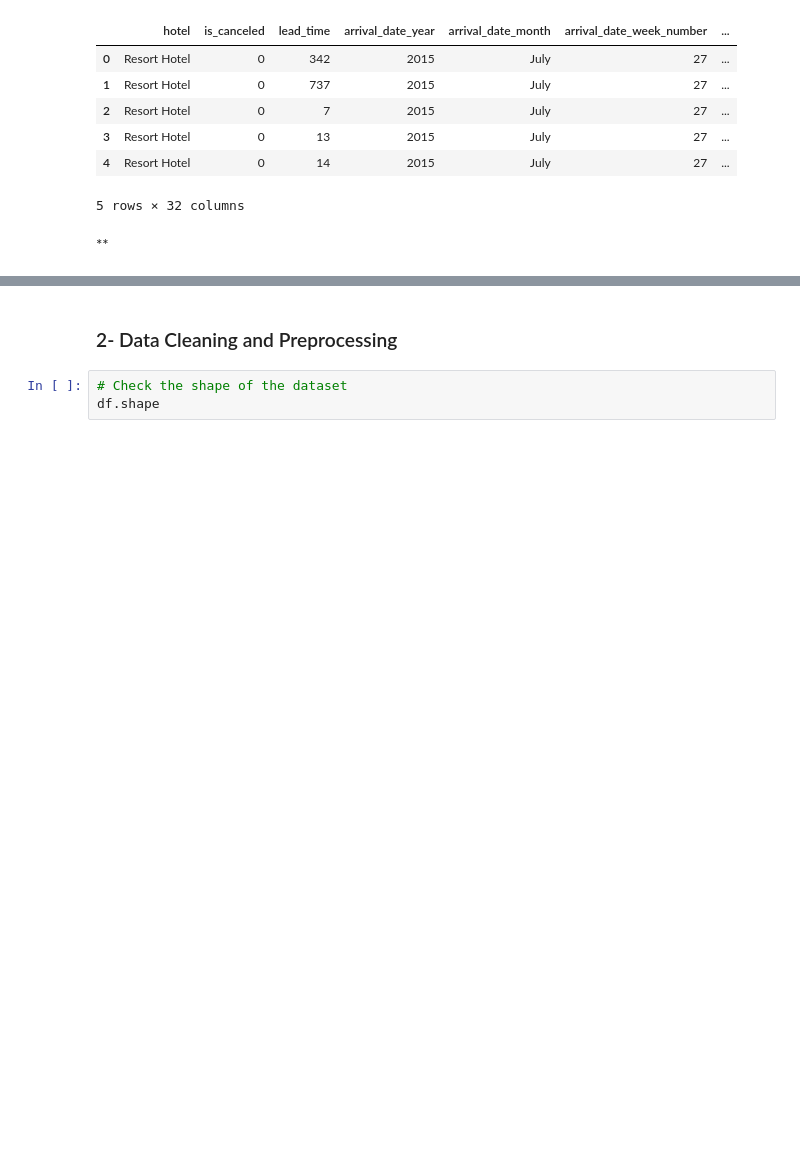
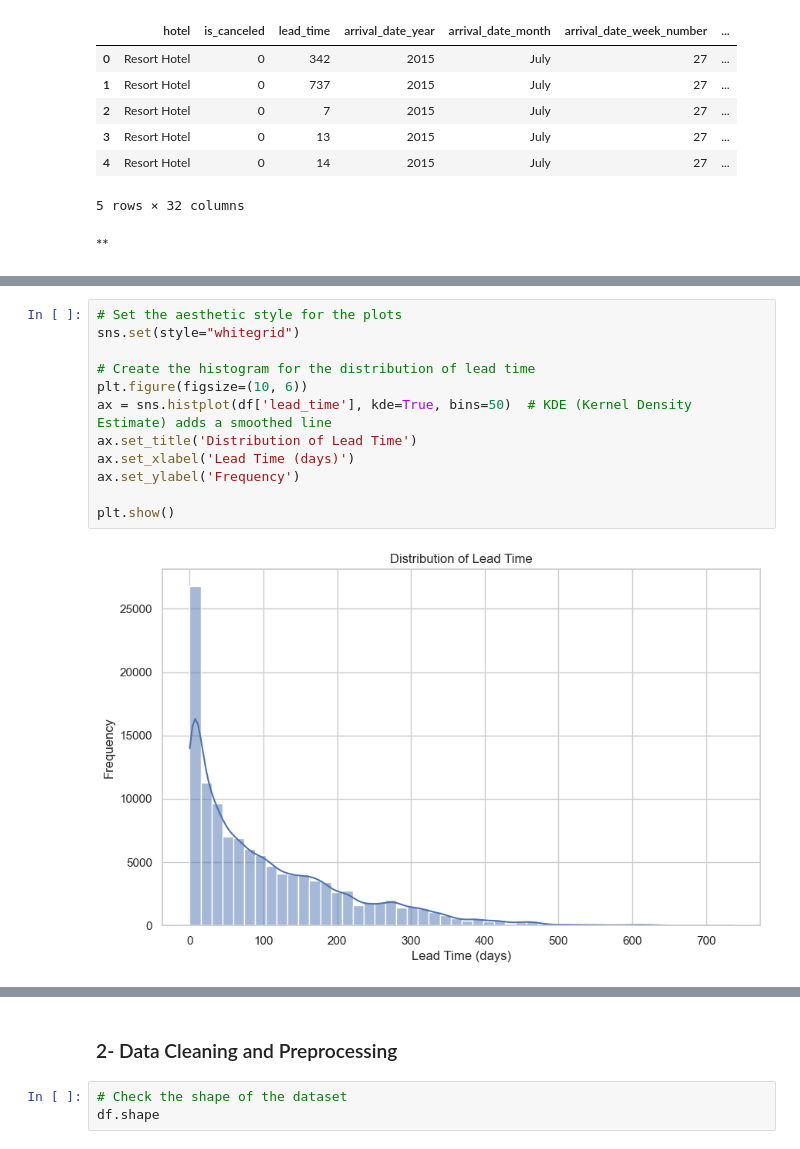
Before and after one commit to cmps460s24/mp-t9-amar-mohamed-osama-salman, a Jupyter notebook: project_new/project.ipynb, the cells around one changed output, grey strips where cells are left out. Cells and saved outputs as stored; diff of their text form; blank space fills up the shorter version.

```diff
--- a/project_new/project.ipynb
+++ b/project_new/project.ipynb
@@ -60,0 +82,14 @@ df.head()
+# %%
+# Set the aesthetic style for the plots
+sns.set(style="whitegrid")
+
+# Create the histogram for the distribution of lead time
+plt.figure(figsize=(10, 6))
+ax = sns.histplot(df['lead_time'], kde=True, bins=50)  # KDE (Kernel Density Estimate) adds a smoothed line
+ax.set_title('Distribution of Lead Time')
+ax.set_xlabel('Lead Time (days)')
+ax.set_ylabel('Frequency')
+
+plt.show()
+# %% [output]
+[figure, added]
```
Also changed, not shown: parts of 7 cells of this notebook.
